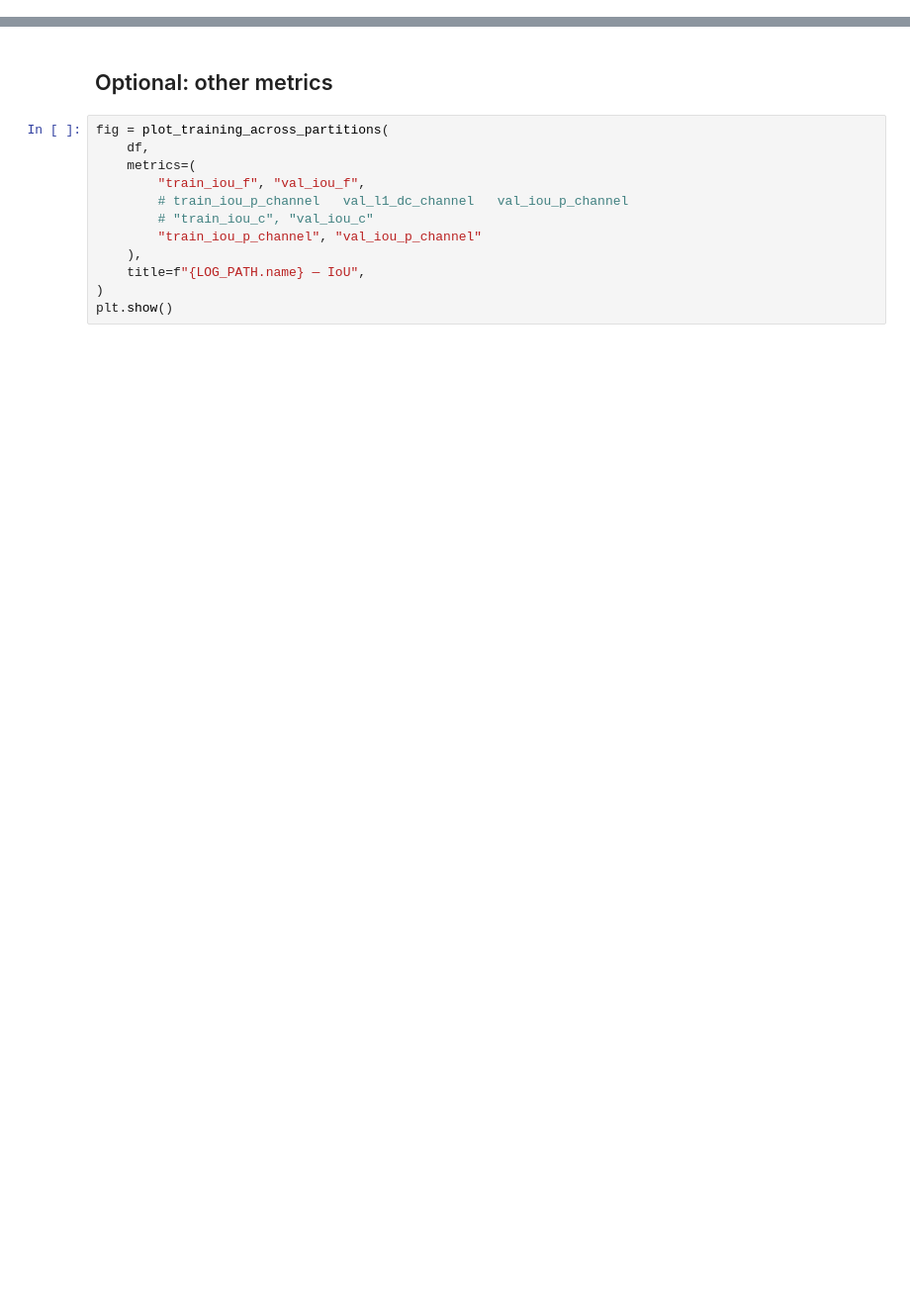
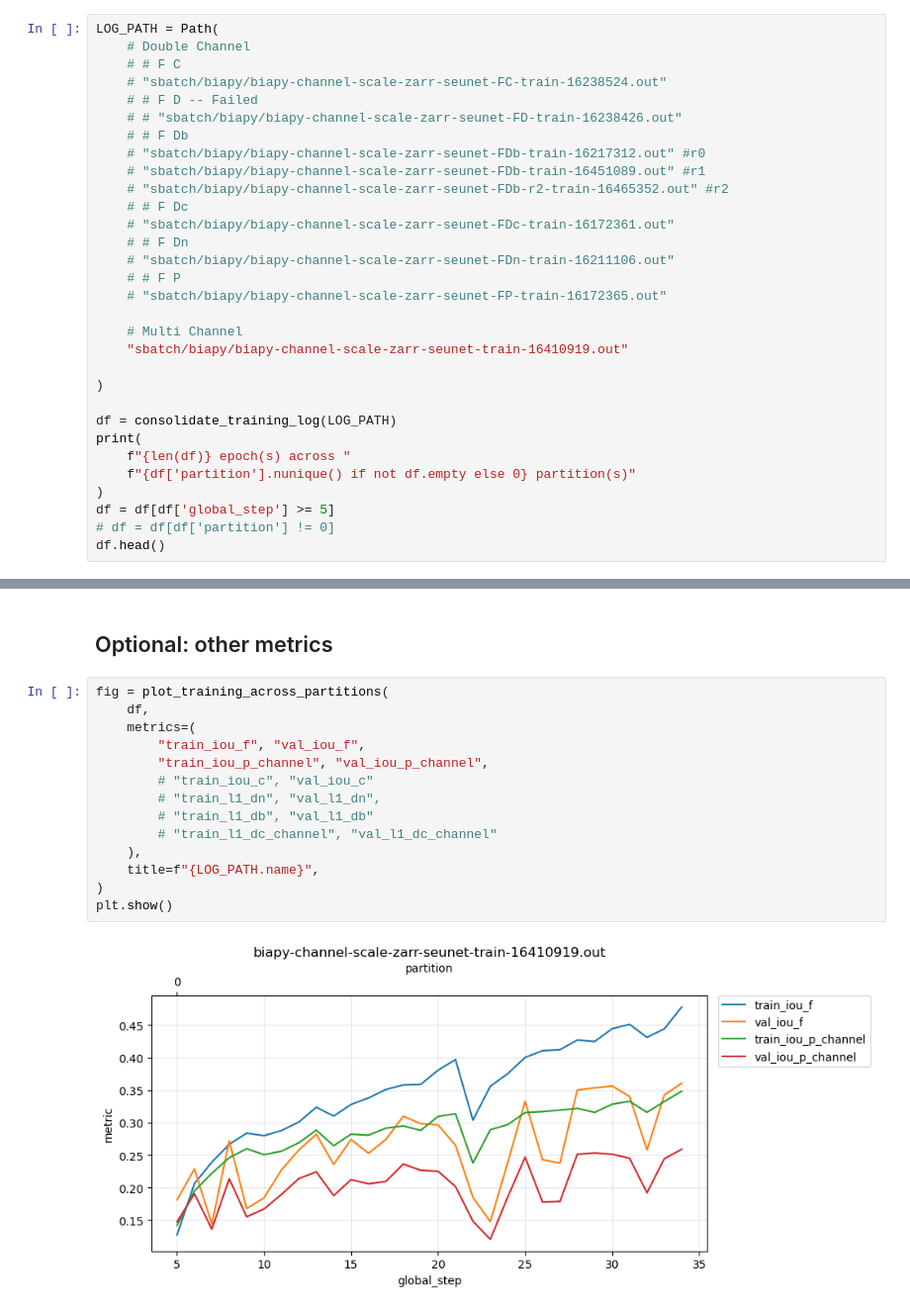
Before and after one commit to NovaBro/neuroinfo_fruitfly, a Jupyter notebook: ipynb/training_log_tracker.ipynb, the cells around one changed output, grey strips where cells are left out. Shown at 99% size. Cells and saved outputs as stored; diff of their text form; blank space fills up the shorter version.

```diff
--- a/ipynb/training_log_tracker.ipynb
+++ b/ipynb/training_log_tracker.ipynb
@@ -44,0 +65,31 @@ df.head()
+# %%
+LOG_PATH = Path(
+    # Double Channel
+    # # F C
+    # "sbatch/biapy/biapy-channel-scale-zarr-seunet-FC-train-16238524.out"
+    # # F D -- Failed
+    # # "sbatch/biapy/biapy-channel-scale-zarr-seunet-FD-train-16238426.out"
+    # # F Db
+    # "sbatch/biapy/biapy-channel-scale-zarr-seunet-FDb-train-16217312.out" #r0
+    # "sbatch/biapy/biapy-channel-scale-zarr-seunet-FDb-train-16451089.out" #r1
+    # "sbatch/biapy/biapy-channel-scale-zarr-seunet-FDb-r2-train-16465352.out" #r2
+    # # F Dc
+    # "sbatch/biapy/biapy-channel-scale-zarr-seunet-FDc-train-16172361.out"
+    # # F Dn
+    # "sbatch/biapy/biapy-channel-scale-zarr-seunet-FDn-train-16211106.out"
+    # # F P
+    # "sbatch/biapy/biapy-channel-scale-zarr-seunet-FP-train-16172365.out"
+
+    # Multi Channel
+    "sbatch/biapy/biapy-channel-scale-zarr-seunet-train-16410919.out"
+
+)
+
+df = consolidate_training_log(LOG_PATH)
+print(
+    f"{len(df)} epoch(s) across "
+    f"{df['partition'].nunique() if not df.empty else 0} partition(s)"
+)
+df = df[df['global_step'] >= 5]
+# df = df[df['partition'] != 0]
+df.head()
@@ -59,15 +120,19 @@ plt.show()
 # %%
 fig = plot_training_across_partitions(
     df,
     metrics=(
         "train_iou_f", "val_iou_f",
-        # train_iou_p_channel	val_l1_dc_channel	val_iou_p_channel
+        "train_iou_p_channel", "val_iou_p_channel",
         # "train_iou_c", "val_iou_c"
-        "train_iou_p_channel", "val_iou_p_channel"
+        # "train_l1_dn", "val_l1_dn",
+        # "train_l1_db", "val_l1_db"
+        # "train_l1_dc_channel", "val_l1_dc_channel"
     ),
-    title=f"{LOG_PATH.name} — IoU",
+    title=f"{LOG_PATH.name}",
 )
 plt.show()
+# %% [output]
+[figure, added]
 # %%
 fig = plot_training_across_partitions(
     df,
```
Also changed, not shown: parts of 9 cells of this notebook, 12 other files.
